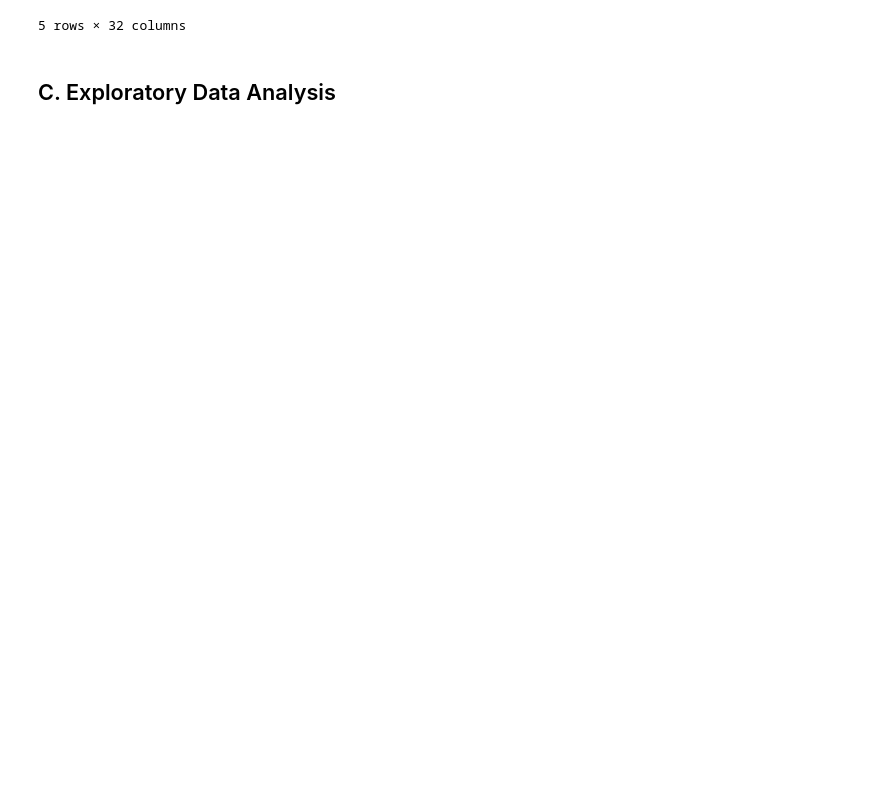
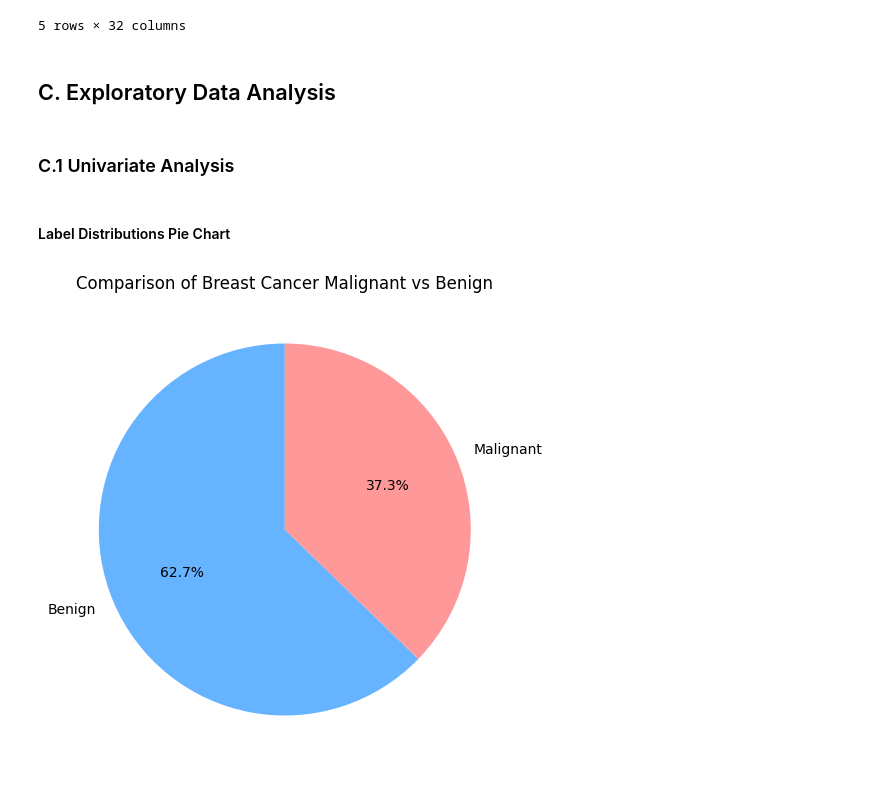
Before and after one commit to HablSank/1Day-1Dataset_MachineLearningProject, a Jupyter notebook: Day-12/KNN (Breast Cancer Wisconsin)/breast-cancer.ipynb, the cells around one changed output. Drawn from its saved outputs; the diff is of its cells as text; code cells hidden in the pictures; blank space fills up the shorter version.

```diff
--- a/Day-12/KNN (Breast Cancer Wisconsin)/breast-cancer.ipynb
+++ b/Day-12/KNN (Breast Cancer Wisconsin)/breast-cancer.ipynb
@@ -215,3 +219,15 @@ df_clean.head()
 5 rows × 32 columns
 # %% [markdown]
 ## C. Exploratory Data Analysis
+# %% [markdown]
+### C.1 Univariate Analysis
+# %% [markdown]
+#### Label Distributions Pie Chart
+# %%
+plt.figure(figsize=(6, 8))
+df_clean['diagnosis'].value_counts().plot.pie(autopct='%1.1f%%', colors=['#66b3ff','#ff9999'], startangle=90)
+plt.title('Comparison of Breast Cancer Malignant vs Benign')
+plt.ylabel(None)
+plt.show()
+# %% [output]
+[figure, added]
```
Also changed, not shown: parts of 9 cells of this notebook.
